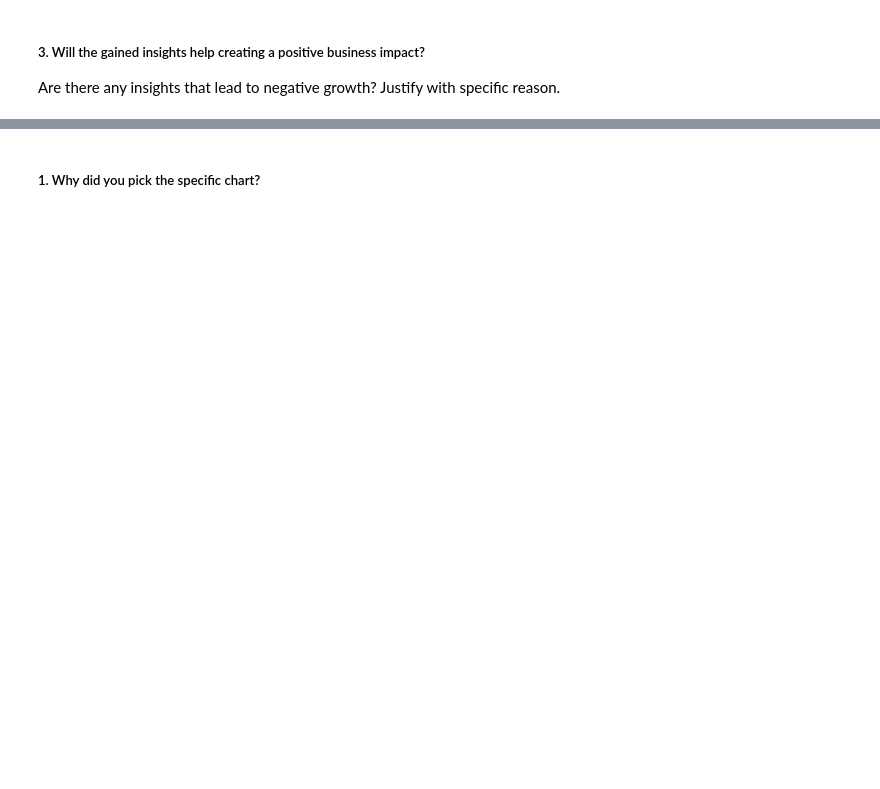
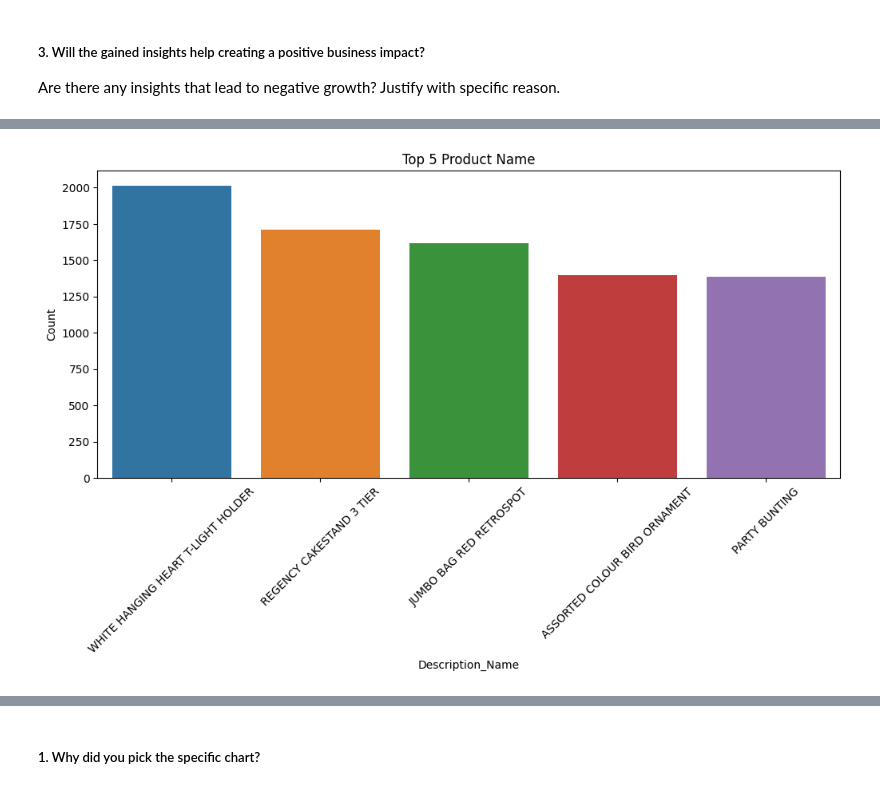
Before and after one commit to Dheeraj-Budhlakoti/Online_Retail_Customer_Segmentation, a Jupyter notebook: Capstone_Project_Unsupervised_Online_Retail_Customer_Segmentation.ipynb, the cells around one changed output, grey strips where cells are left out. Saved outputs shown, nothing was run; the diff lists cells and outputs as text; code cells hidden in the pictures; blank space fills up the shorter version.

```diff
--- a/Capstone_Project_Unsupervised_Online_Retail_Customer_Segmentation.ipynb
+++ b/Capstone_Project_Unsupervised_Online_Retail_Customer_Segmentation.ipynb
@@ -336,0 +384,6 @@ Answer Here
+# %%
+# Creating a Description_df containing counts of no. of times each item was ordered irrespetive of quantity.
+Description_df=work_df['Description'].value_counts().reset_index()
+Description_df.rename(columns={'index': 'Description_Name'}, inplace=True)
+Description_df.rename(columns={'Description': 'Count'}, inplace=True)
+Description_df.head()
@@ -336,0 +406,8 @@ Answer Here
+# %%
+plt.figure(figsize=(12,5))
+plt.title('Top 5 Product Name')
+sns.barplot(x='Description_Name',y='Count',data=Description_df[:5])
+plt.xticks(rotation=45)
+plt.show()
+# %% [output]
+[figure, added]
```
Also changed, not shown: parts of 161 cells of this notebook.
